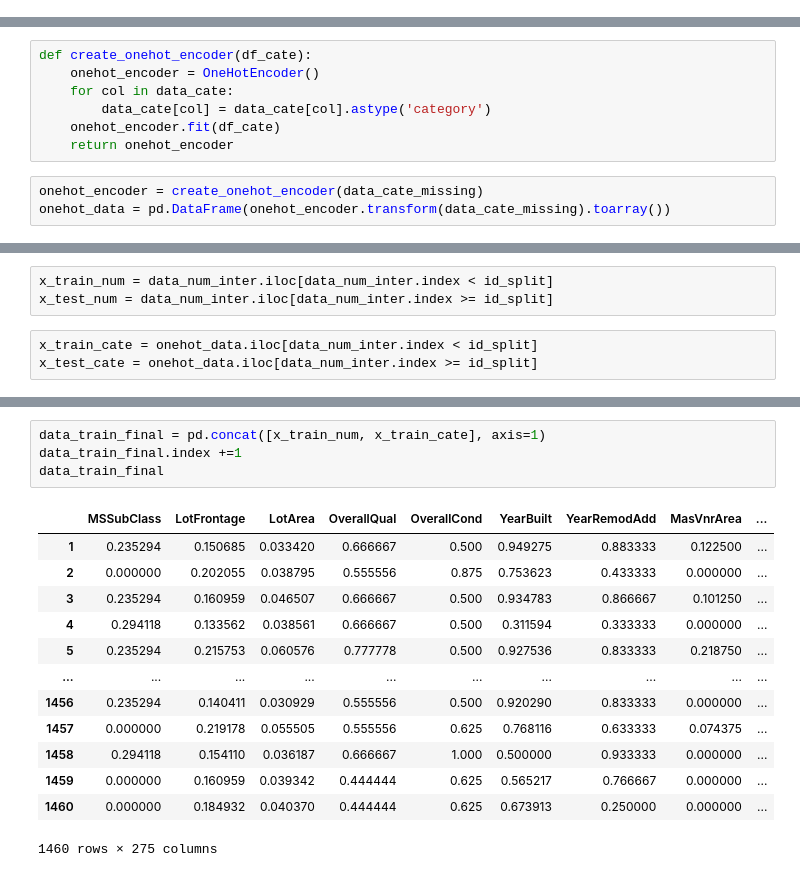
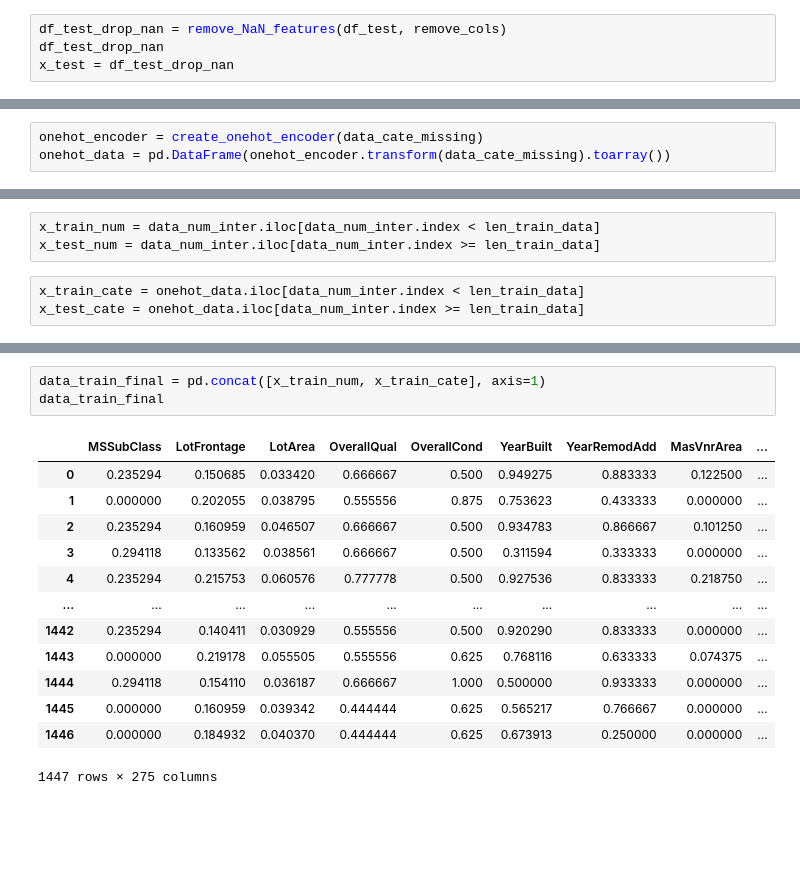
Before and after one commit to quanglv1996/house-prices-advanced-regression-techniques, a Jupyter notebook: main.ipynb, the cells around one changed output, grey strips where cells are left out. Cells and saved outputs as stored; diff of their text form; blank space fills up the shorter version.

```diff
--- a/main.ipynb
+++ b/main.ipynb
@@ -24,0 +154,4 @@ x_test = data_test
+# %%
+df_test_drop_nan = remove_NaN_features(df_test, remove_cols)
+df_test_drop_nan
+x_test = df_test_drop_nan
@@ -101,12 +248,5 @@ def process_missing_cate_data(data):
 # %%
 data_cate_missing =  process_missing_cate_data(data_cate)
-# %%
-def create_onehot_encoder(df_cate):
-    onehot_encoder = OneHotEncoder()
-    for col in data_cate:
-        data_cate[col] = data_cate[col].astype('category')
-    onehot_encoder.fit(df_cate)
-    return onehot_encoder
 # %%
 onehot_encoder = create_onehot_encoder(data_cate_missing)
 onehot_data = pd.DataFrame(onehot_encoder.transform(data_cate_missing).toarray())
@@ -145,6 +253,6 @@ id_split = 1460
 # %%
-x_train_num = data_num_inter.iloc[data_num_inter.index < id_split]
-x_test_num = data_num_inter.iloc[data_num_inter.index >= id_split]
+x_train_num = data_num_inter.iloc[data_num_inter.index < len_train_data]
+x_test_num = data_num_inter.iloc[data_num_inter.index >= len_train_data]
 # %%
-x_train_cate = onehot_data.iloc[data_num_inter.index < id_split]
-x_test_cate = onehot_data.iloc[data_num_inter.index >= id_split]
+x_train_cate = onehot_data.iloc[data_num_inter.index < len_train_data]
+x_test_cate = onehot_data.iloc[data_num_inter.index >= len_train_data]
@@ -151,20 +275,19 @@ x_test_cate = onehot_data.iloc[data_num_inter.index >= id_split]
 # %%
 data_train_final = pd.concat([x_train_num, x_train_cate], axis=1)
-data_train_final.index +=1
 data_train_final
 # %% [output]
 |  | MSSubClass | LotFrontage | LotArea | OverallQual | OverallCond | YearBuilt | YearRemodAdd | MasVnrArea | ... |
-| 1 | 0.235294 | 0.150685 | 0.033420 | 0.666667 | 0.500 | 0.949275 | 0.883333 | 0.122500 | ... |
-| 2 | 0.000000 | 0.202055 | 0.038795 | 0.555556 | 0.875 | 0.753623 | 0.433333 | 0.000000 | ... |
-| 3 | 0.235294 | 0.160959 | 0.046507 | 0.666667 | 0.500 | 0.934783 | 0.866667 | 0.101250 | ... |
-| 4 | 0.294118 | 0.133562 | 0.038561 | 0.666667 | 0.500 | 0.311594 | 0.333333 | 0.000000 | ... |
-| 5 | 0.235294 | 0.215753 | 0.060576 | 0.777778 | 0.500 | 0.927536 | 0.833333 | 0.218750 | ... |
+| 0 | 0.235294 | 0.150685 | 0.033420 | 0.666667 | 0.500 | 0.949275 | 0.883333 | 0.122500 | ... |
+| 1 | 0.000000 | 0.202055 | 0.038795 | 0.555556 | 0.875 | 0.753623 | 0.433333 | 0.000000 | ... |
+| 2 | 0.235294 | 0.160959 | 0.046507 | 0.666667 | 0.500 | 0.934783 | 0.866667 | 0.101250 | ... |
+| 3 | 0.294118 | 0.133562 | 0.038561 | 0.666667 | 0.500 | 0.311594 | 0.333333 | 0.000000 | ... |
+| 4 | 0.235294 | 0.215753 | 0.060576 | 0.777778 | 0.500 | 0.927536 | 0.833333 | 0.218750 | ... |
 | ... | ... | ... | ... | ... | ... | ... | ... | ... | ... |
-| 1456 | 0.235294 | 0.140411 | 0.030929 | 0.555556 | 0.500 | 0.920290 | 0.833333 | 0.000000 | ... |
-| 1457 | 0.000000 | 0.219178 | 0.055505 | 0.555556 | 0.625 | 0.768116 | 0.633333 | 0.074375 | ... |
-| 1458 | 0.294118 | 0.154110 | 0.036187 | 0.666667 | 1.000 | 0.500000 | 0.933333 | 0.000000 | ... |
-| 1459 | 0.000000 | 0.160959 | 0.039342 | 0.444444 | 0.625 | 0.565217 | 0.766667 | 0.000000 | ... |
-| 1460 | 0.000000 | 0.184932 | 0.040370 | 0.444444 | 0.625 | 0.673913 | 0.250000 | 0.000000 | ... |
+| 1442 | 0.235294 | 0.140411 | 0.030929 | 0.555556 | 0.500 | 0.920290 | 0.833333 | 0.000000 | ... |
+| 1443 | 0.000000 | 0.219178 | 0.055505 | 0.555556 | 0.625 | 0.768116 | 0.633333 | 0.074375 | ... |
+| 1444 | 0.294118 | 0.154110 | 0.036187 | 0.666667 | 1.000 | 0.500000 | 0.933333 | 0.000000 | ... |
+| 1445 | 0.000000 | 0.160959 | 0.039342 | 0.444444 | 0.625 | 0.565217 | 0.766667 | 0.000000 | ... |
+| 1446 | 0.000000 | 0.184932 | 0.040370 | 0.444444 | 0.625 | 0.673913 | 0.250000 | 0.000000 | ... |
-1460 rows × 275 columns
+1447 rows × 275 columns
 # %%
 data_test_final = pd.concat([x_test_num, x_test_cate], axis=1)
```
Also changed, not shown: parts of 41 cells of this notebook, 28 other files.
